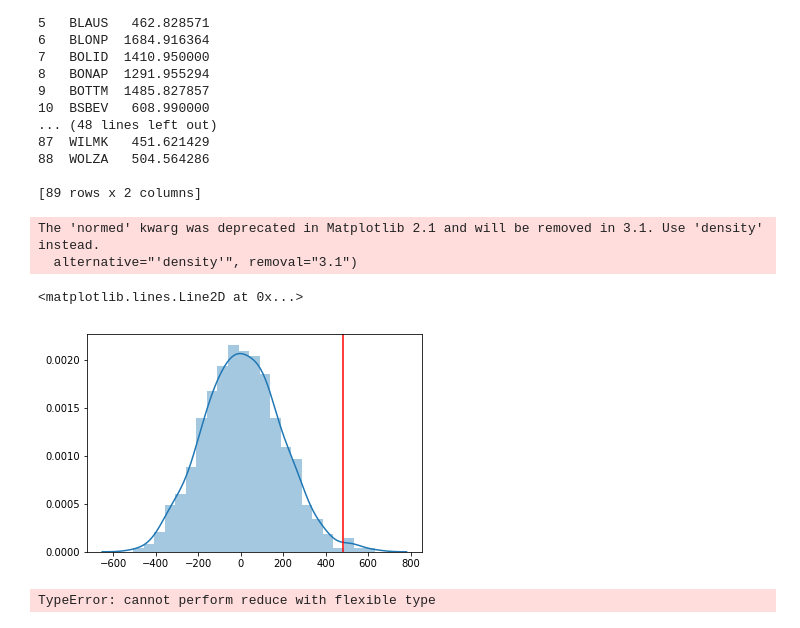
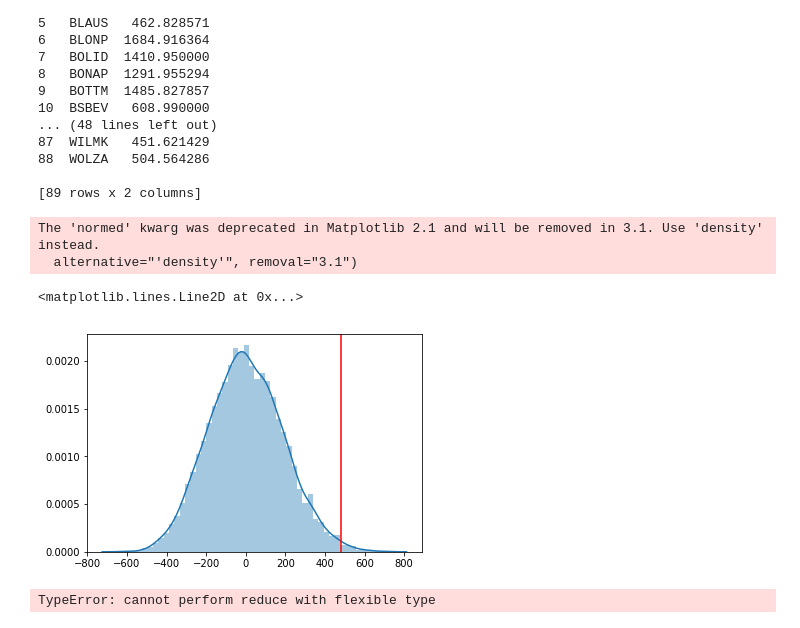
Before and after one commit to giorosati/dsc-2-final-project-online-ds-pt-100118, a Jupyter notebook: northwind_analysis.ipynb, the cells around one changed output. Drawn from its saved outputs; the diff is of its cells as text; code cells hidden in the pictures.

```diff
--- a/northwind_analysis.ipynb
+++ b/northwind_analysis.ipynb
@@ -1051,15 +1053,15 @@ def hacker_samples(key_value_list, no_of_trials, sample_size):
 #         print('difference value added:', abs_difference)
     return(difference_of_means)
 # %%
-permutation_list = hacker_samples(customer_id_and_orders_avg, 1000, 23)
+permutation_list = hacker_samples(customer_id_and_orders_avg, 10000, 23)
 
-plot1 = sns.distplot(permutation_list)
+sns.distplot(permutation_list)
 plt.axvline(482.71, color='red')
 # %% [output]
 The 'normed' kwarg was deprecated in Matplotlib 2.1 and will be removed in 3.1. Use 'density' instead.
   alternative="'density'", removal="3.1")
 <matplotlib.lines.Line2D at 0x...>
-[figure, old version]
+[figure, new version]
 # %%
 # pull a sample of 23
 random_23_keys = create_distribution_of_sample_means(customers['Id'], 10000, 23)
```
Also changed, not shown: parts of 1 cell of this notebook, 1 other file.
